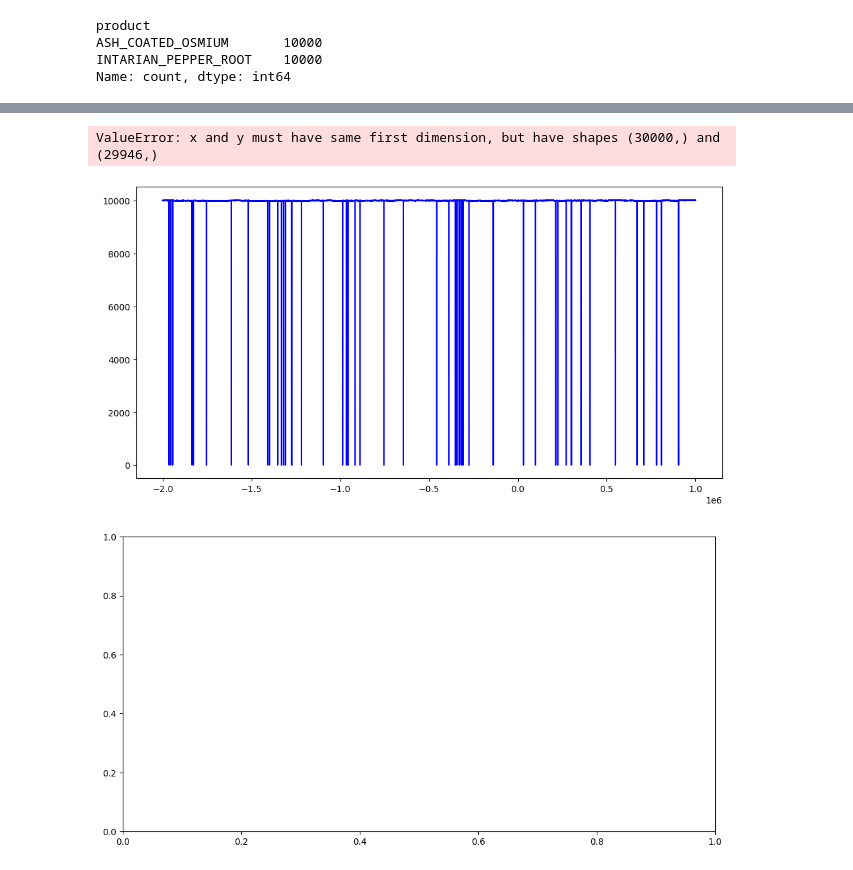
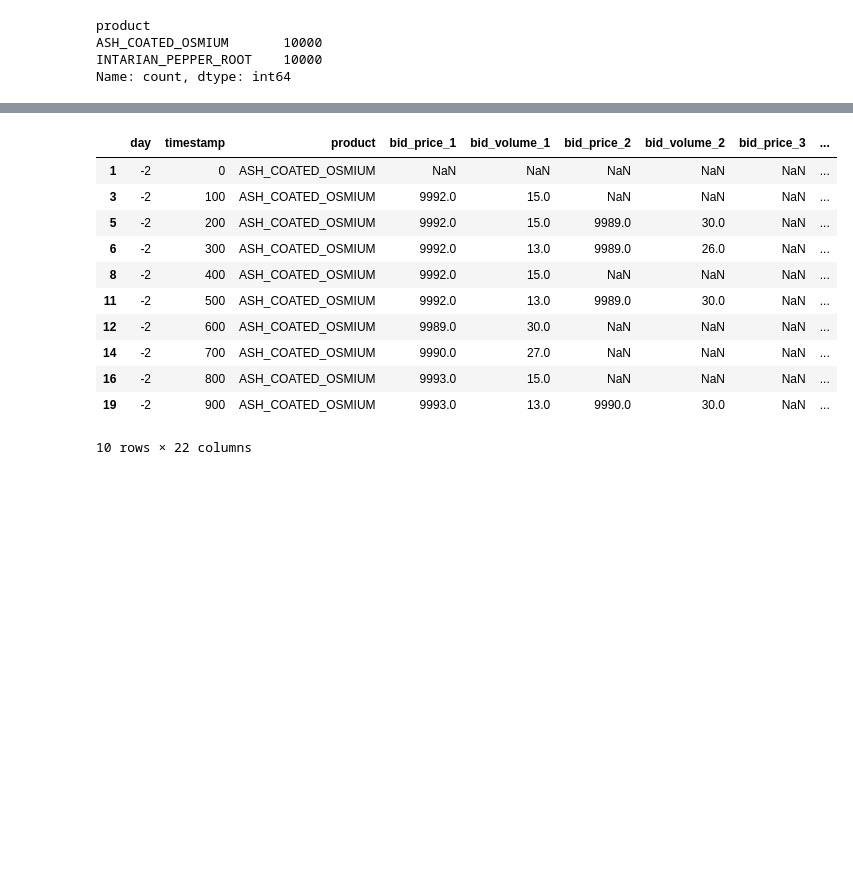
Before and after one commit to chrismcarr1/imc-prosperity-4, a Jupyter notebook: notebooks/round_1/exploring_round_1.ipynb, the cells around one changed output, grey strips where cells are left out. Saved outputs shown, nothing was run; the diff lists cells and outputs as text; code cells hidden in the pictures; blank space fills up the shorter version.

```diff
--- a/notebooks/round_1/exploring_round_1.ipynb
+++ b/notebooks/round_1/exploring_round_1.ipynb
@@ -39,14 +50,0 @@ np.float64(10023.0)
-# %%
-import matplotlib.pyplot as plt
-
-plt.figure(figsize=(12, 6))
-plt.plot(ash_prices["global_time"], ash_prices["mid_price"], lw=1.5, color="blue")
-
-plt.figure(figsize=(12, 6))
-plt.plot(root_prices["global_time"], root_mids["mid_price"], lw=1.5, color="blue")
-
-plt.show()
-# %% [output]
-ValueError: x and y must have same first dimension, but have shapes (30000,) and (29946,)
-[figure, removed]
-[figure, removed]
@@ -52,0 +56,15 @@ ValueError: x and y must have same first dimension, but have shapes (30000,) and
+# %%
+ash_prices.head(10)
+# %% [output]
+|  | day | timestamp | product | bid_price_1 | bid_volume_1 | bid_price_2 | bid_volume_2 | bid_price_3 | ... |
+| 1 | -2 | 0 | ASH_COATED_OSMIUM | NaN | NaN | NaN | NaN | NaN | ... |
+| 3 | -2 | 100 | ASH_COATED_OSMIUM | 9992.0 | 15.0 | NaN | NaN | NaN | ... |
+| 5 | -2 | 200 | ASH_COATED_OSMIUM | 9992.0 | 15.0 | 9989.0 | 30.0 | NaN | ... |
+| 6 | -2 | 300 | ASH_COATED_OSMIUM | 9992.0 | 13.0 | 9989.0 | 26.0 | NaN | ... |
+| 8 | -2 | 400 | ASH_COATED_OSMIUM | 9992.0 | 15.0 | NaN | NaN | NaN | ... |
+| 11 | -2 | 500 | ASH_COATED_OSMIUM | 9992.0 | 13.0 | 9989.0 | 30.0 | NaN | ... |
+| 12 | -2 | 600 | ASH_COATED_OSMIUM | 9989.0 | 30.0 | NaN | NaN | NaN | ... |
+| 14 | -2 | 700 | ASH_COATED_OSMIUM | 9990.0 | 27.0 | NaN | NaN | NaN | ... |
+| 16 | -2 | 800 | ASH_COATED_OSMIUM | 9993.0 | 15.0 | NaN | NaN | NaN | ... |
+| 19 | -2 | 900 | ASH_COATED_OSMIUM | 9993.0 | 13.0 | 9990.0 | 30.0 | NaN | ... |
+10 rows × 22 columns
```
Also changed, not shown: parts of 7 cells of this notebook, 59 other files.
